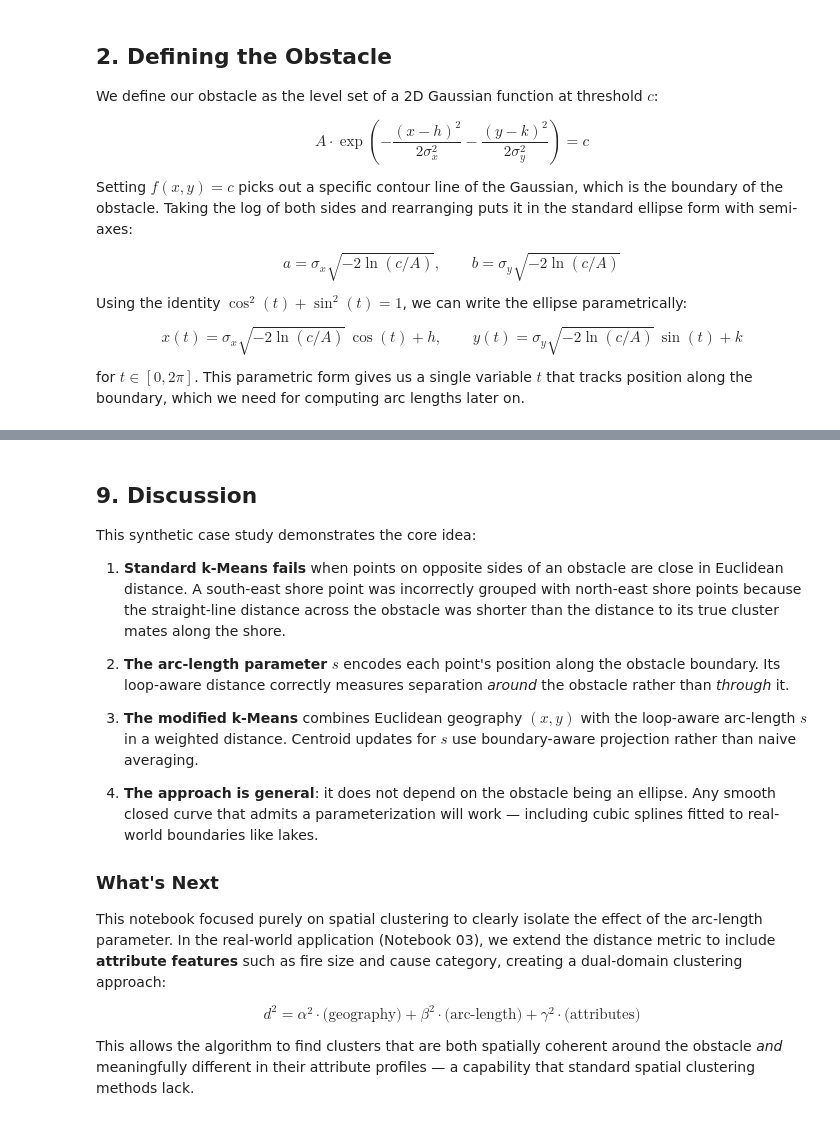
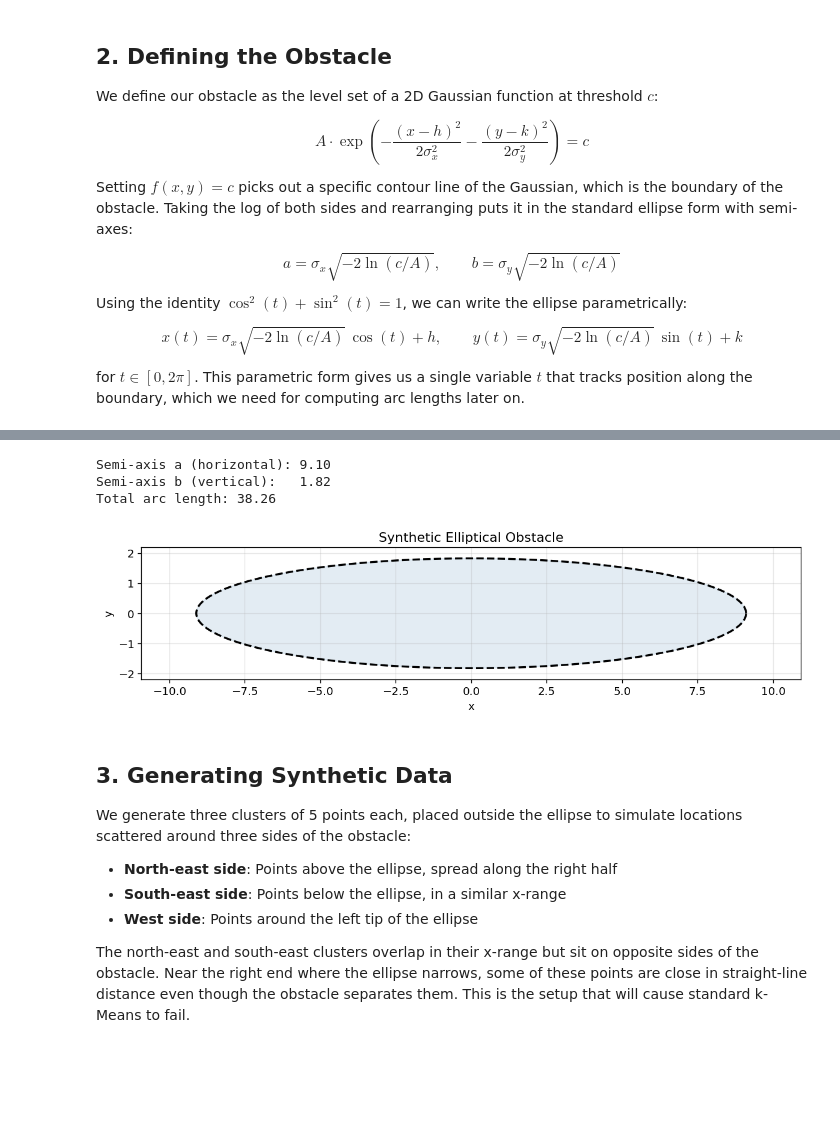
Before and after one commit to Michele-75/obstacle-aware-clustering, a Jupyter notebook: notebooks/01_toy_problem_ellipse.ipynb, the cells around one changed output, grey strips where cells are left out. Saved outputs shown, nothing was run; the diff lists cells and outputs as text; code cells hidden in the pictures; blank space fills up the shorter version.

Commit message:
Added polishes to Notebook 01 including concise wording, comments, and improved plots

```diff
--- a/notebooks/01_toy_problem_ellipse.ipynb
+++ b/notebooks/01_toy_problem_ellipse.ipynb
@@ -430,20 +46,45 @@ plt.show()
-# %% [markdown]
-## 9. Discussion
-
-This synthetic case study demonstrates the core idea:
-
-1. **Standard k-Means fails** when points on opposite sides of an obstacle are close in Euclidean distance. A south-east shore point was incorrectly grouped with north-east shore points because the straight-line distance across the obstacle was shorter than the distance to its true cluster mates along the shore.
-
-2. **The arc-length parameter** $s$ encodes each point's position along the obstacle boundary. Its loop-aware distance correctly measures separation *around* the obstacle rather than *through* it.
-
-3. **The modified k-Means** combines Euclidean geography $(x, y)$ with the loop-aware arc-length $s$ in a weighted distance. Centroid updates for $s$ use boundary-aware projection rather than naive averaging.
-
-4. **The approach is general**: it does not depend on the obstacle being an ellipse. Any smooth closed curve that admits a parameterization will work — including cubic splines fitted to real-world boundaries like lakes.
-
-### What's Next
-
-This notebook focused purely on spatial clustering to clearly isolate the effect of the arc-length parameter. In the real-world application (Notebook 03), we extend the distance metric to include **attribute features** such as fire size and cause category, creating a dual-domain clustering approach:
-
-$$d^2 = \alpha^2 \cdot \text{(geography)} + \beta^2 \cdot \text{(arc-length)} + \gamma^2 \cdot \text{(attributes)}$$
-
-This allows the algorithm to find clusters that are both spatially coherent around the obstacle *and* meaningfully different in their attribute profiles — a capability that standard spatial clustering methods lack.
+# %%
+# Define the ellipse boundary
+boundary = EllipseBoundary(
+    sigma_x=3.0, sigma_y=0.6,  # 5:1 aspect ratio (wide and thin)
+    h=0.0, k=0.0,              # centered at the origin
+    c=0.01, A=1.0              # level-set threshold and Gaussian peak
+)
+
+# Pull out semi-axes and perimeter
+L = boundary.total_arc_length()
+a = boundary.sigma_x * boundary.sqrt_term  # horizontal semi-axis
+b = boundary.sigma_y * boundary.sqrt_term  # vertical semi-axis
+print(f'Semi-axis a (horizontal): {a:.2f}')
+print(f'Semi-axis b (vertical):   {b:.2f}')
+print(f'Total arc length: {L:.2f}')
+
+# Sample points along the boundary for plotting (reused in later cells)
+boundary_pts = boundary.sample_boundary(500)
+
+fig, ax = plt.subplots(figsize=(10, 5))
+ax.plot(boundary_pts[:, 0], boundary_pts[:, 1], 'k--', linewidth=2)
+ax.fill(boundary_pts[:, 0], boundary_pts[:, 1], alpha=0.15, color='steelblue')
+ax.set_xlabel('x')
+ax.set_ylabel('y')
+ax.set_title('Synthetic Elliptical Obstacle')
+ax.set_aspect('equal')
+ax.grid(True, alpha=0.3)
+ax.margins(0.1)
+plt.tight_layout()
+plt.show()
+# %% [output]
+Semi-axis a (horizontal): 9.10
+Semi-axis b (vertical):   1.82
+Total arc length: 38.26
+[figure, added]
+# %% [markdown]
+## 3. Generating Synthetic Data
+
+We generate three clusters of 5 points each, placed outside the ellipse to simulate locations scattered around three sides of the obstacle:
+
+- **North-east side**: Points above the ellipse, spread along the right half
+- **South-east side**: Points below the ellipse, in a similar x-range
+- **West side**: Points around the left tip of the ellipse
+
+The north-east and south-east clusters overlap in their x-range but sit on opposite sides of the obstacle. Near the right end where the ellipse narrows, some of these points are close in straight-line distance even though the obstacle separates them. This is the setup that will cause standard k-Means to fail.
```
Also changed, not shown: parts of 34 cells of this notebook.
